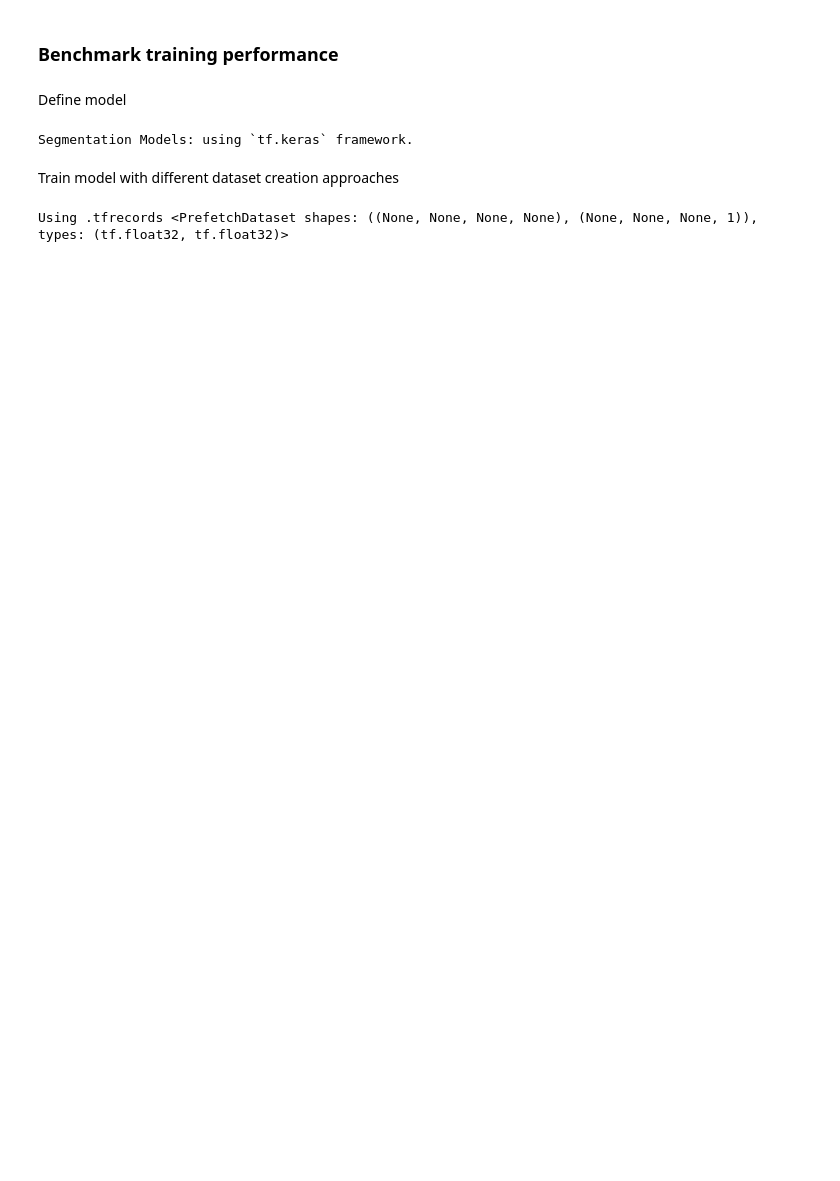
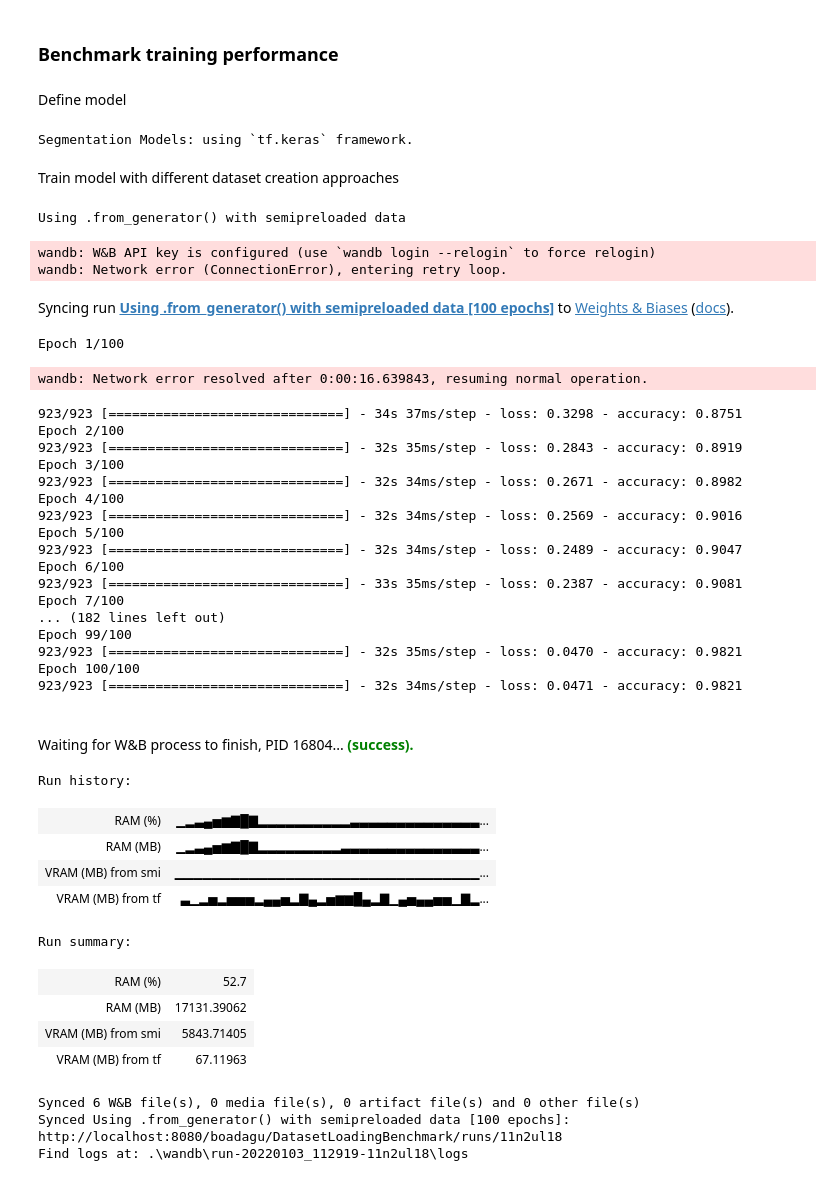
Before and after one commit to guillemboada/Loading-Benchmark, a Jupyter notebook: DatasetLoadingBenchmark.ipynb, the cells around one changed output. Saved outputs shown, nothing was run; the diff lists cells and outputs as text; code cells hidden in the pictures; blank space fills up the shorter version.

```diff
--- a/DatasetLoadingBenchmark.ipynb
+++ b/DatasetLoadingBenchmark.ipynb
@@ -172,14 +182,50 @@ Train model with different dataset creation approaches
 # %%
 WANDB_ENTITY_NAME = "boadagu"
 WANDB_PROJECT_NAME = "DatasetLoadingBenchmark"
 
-datasets = [dataset_a, generator_b_from_paths, dataset_b_from_paths, generator_b_from_data, dataset_b_from_data, dataset_c, dataset_d]
-run_names = ["Using .from_tensor_slices()", "Using simple generator", "Using .from_generator()", "Using simple generator with preloaded data", "Using .from_generator() with preloaded data", "Using .flow_from_directory()", "Using .tfrecords"]
+datasets = [dataset_a, generator_b_from_paths, dataset_b_from_paths, generator_b_from_preloaded_data, dataset_b_from_preloaded_data, generator_b_semipreloaded, dataset_b_semipreloaded, dataset_c, dataset_d_float, dataset_d_uint]
+run_names = ["Using .from_tensor_slices()", "Using simple generator", "Using .from_generator()", "Using simple generator with preloaded data", "Using .from_generator() with preloaded data", "Using simple generator with semipreloaded data", "Using .from_generator() with semipreloaded data", "Using .flow_from_directory()", "Using .tfrecords"]
+
 for i,(run_name,dataset) in enumerate(zip(run_names, datasets)):
-    if i>5: ### To skip the first to approaches which were already run
-        print(run_name,dataset)
-        # wandb.init(project=WANDB_PROJECT_NAME, entity=WANDB_ENTITY_NAME, name=run_name + f" [{EPOCHS} epochs]")
-        # model.fit(dataset, epochs=EPOCHS, steps_per_epoch=STEPS, callbacks=[utils.MonitorCallback()])
-        # wandb.finish()
+                print(run_name)
+                wandb.init(project=WANDB_PROJECT_NAME, entity=WANDB_ENTITY_NAME, name=run_name + f" [{EPOCHS} epochs]")
+                model.fit(dataset, epochs=EPOCHS, steps_per_epoch=STEPS, callbacks=[utils.MonitorCallback()])
+                wandb.finish()
 # %% [output]
-Using .tfrecords <PrefetchDataset shapes: ((None, None, None, None), (None, None, None, 1)), types: (tf.float32, tf.float32)>
+Using .from_generator() with semipreloaded data
+wandb: W&B API key is configured (use `wandb login --relogin` to force relogin)
+wandb: Network error (ConnectionError), entering retry loop.
+Syncing run Using .from_generator() with semipreloaded data [100 epochs] to Weights & Biases (docs).
+Epoch 1/100
+wandb: Network error resolved after 0:00:16.639843, resuming normal operation.
+923/923 [==============================] - 34s 37ms/step - loss: 0.3298 - accuracy: 0.8751
+Epoch 2/100
+923/923 [==============================] - 32s 35ms/step - loss: 0.2843 - accuracy: 0.8919
+Epoch 3/100
+923/923 [==============================] - 32s 34ms/step - loss: 0.2671 - accuracy: 0.8982
+Epoch 4/100
+923/923 [==============================] - 32s 34ms/step - loss: 0.2569 - accuracy: 0.9016
+Epoch 5/100
+923/923 [==============================] - 32s 34ms/step - loss: 0.2489 - accuracy: 0.9047
+Epoch 6/100
+923/923 [==============================] - 33s 35ms/step - loss: 0.2387 - accuracy: 0.9081
+Epoch 7/100
+... (182 lines left out)
+Epoch 99/100
+923/923 [==============================] - 32s 35ms/step - loss: 0.0470 - accuracy: 0.9821
+Epoch 100/100
+923/923 [==============================] - 32s 34ms/step - loss: 0.0471 - accuracy: 0.9821
+Waiting for W&B process to finish, PID 16804... (success).
+Run history:
+| RAM (%) | ▁▂▃▄▅▆▇█▇▂▂▂▂▂▂▂▂▂▂▃▃▃▃▃▃▃▃▃▃▃▃▃▃... |
+| RAM (MB) | ▁▂▃▄▅▆▇█▇▂▂▂▂▂▂▂▂▂▃▃▃▃▃▃▃▃▃▃▃▃▃▃▃... |
+| VRAM (MB) from smi | ▁▁▁▁▁▁▁▁▁▁▁▁▁▁▁▁▁▁▁▁▁▁▁▁▁▁▁▁▁▁▁▁▁... |
+| VRAM (MB) from tf | ▃▁▂▅▂▅▅▅▂▄▄▅▂▇▄▂▅▆▆█▄▂▇▁▄▅▄▄▅▅▁▇▂... |
+Run summary:
+| RAM (%) | 52.7 |
+| RAM (MB) | 17131.39062 |
+| VRAM (MB) from smi | 5843.71405 |
+| VRAM (MB) from tf | 67.11963 |
+Synced 6 W&B file(s), 0 media file(s), 0 artifact file(s) and 0 other file(s)
+Synced Using .from_generator() with semipreloaded data [100 epochs]: http://localhost:8080/boadagu/DatasetLoadingBenchmark/runs/11n2ul18
+Find logs at: .\wandb\run-20220103_112919-11n2ul18\logs
```
Also changed, not shown: parts of 10 cells of this notebook, 2 other files.
